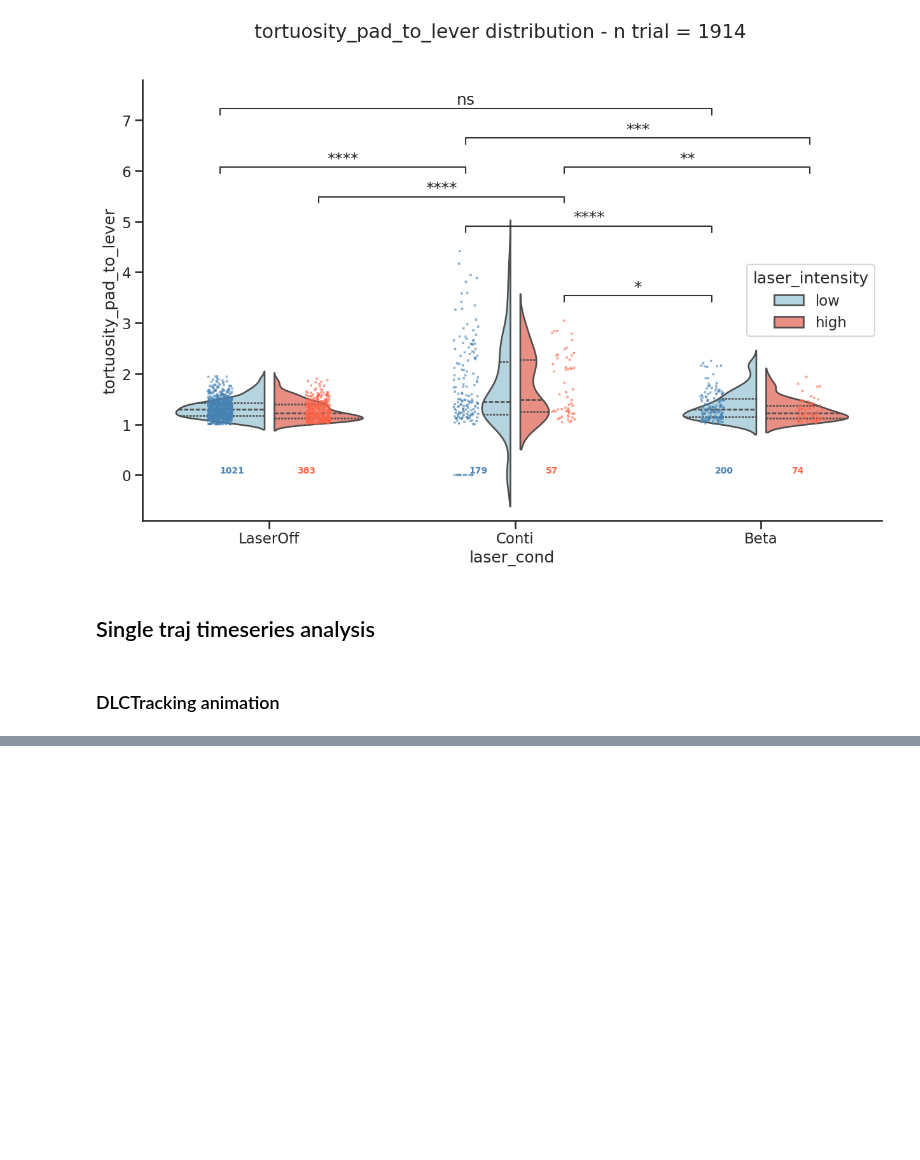
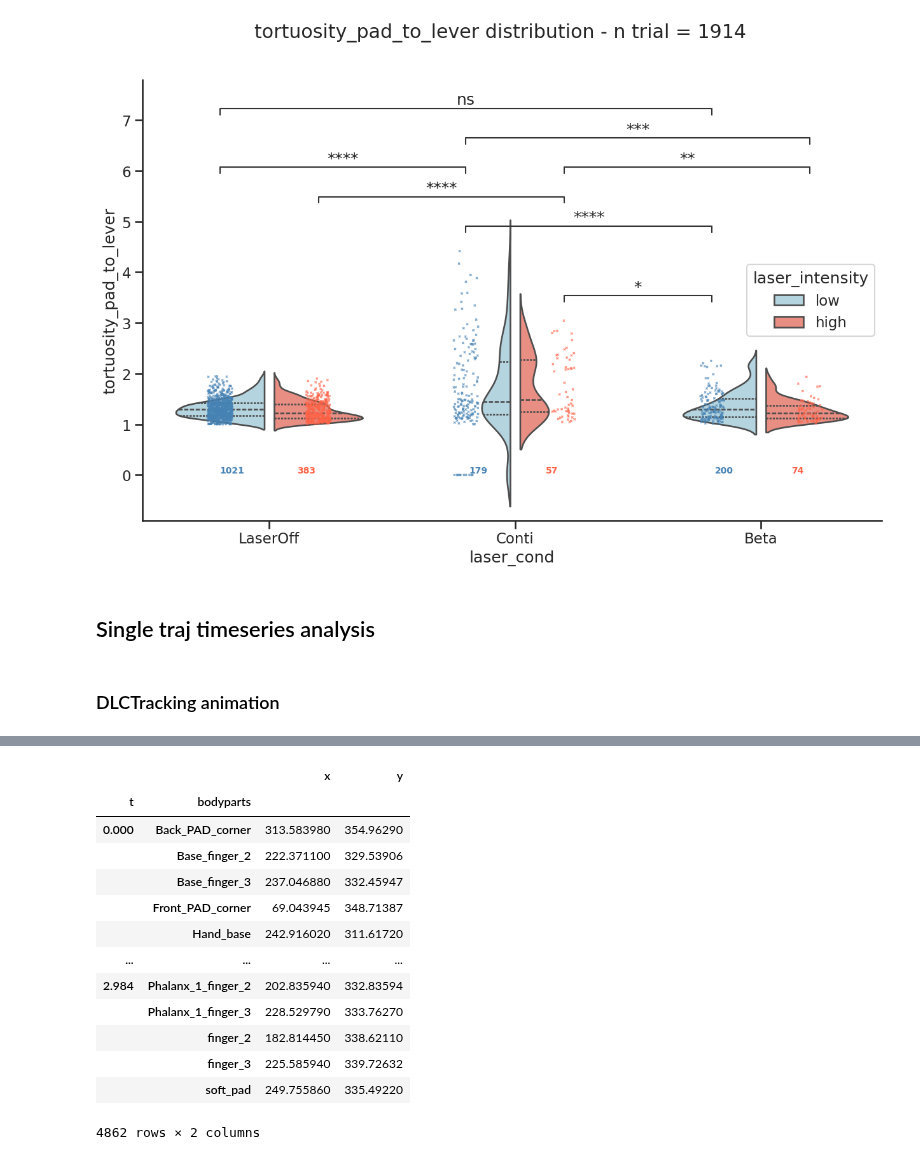
Before and after one commit to Poemiti/IMN_Kinematics, a Jupyter notebook: analysis.ipynb, the cells around one changed output, grey strips where cells are left out. Drawn from its saved outputs; the diff is of its cells as text; code cells hidden in the pictures; blank space fills up the shorter version.

```diff
--- a/analysis.ipynb
+++ b/analysis.ipynb
@@ -828,13 +869,36 @@ df_long
 # %%
 skeleton=[
-    ("wrist", "hand"),
-    ("hand", "soft_pad"),
-    ("hand", "finger_1"),
-    ("hand", "finger_2"),
-    ("hand", "finger_3"),
+    ("Hand_base", "Base_finger_2"),
+    ("Hand_base", "Base_finger_3"),
+    ("Hand_base", "soft_pad"),
+    ("Base_finger_2", "Phalanx_1_finger_2"),
+    ("Base_finger_3", "Phalanx_1_finger_3"),
+    ("Phalanx_1_finger_2", "finger_2"),
+    ("Phalanx_1_finger_3", "finger_3"),
+    ("Front_PAD_corner", "Back_PAD_corner"),
+    ("Lever_base", "Lever_corner"),
+]
+bodyparts_to_use = [
+    "Hand_base",
+    "Base_finger_2",
+    "Base_finger_3",
+    "Phalanx_1_finger_2",
+    "Phalanx_1_finger_3",
+    "finger_1",
+    "finger_2",
+    "finger_3",
+    "soft_pad",
+    "Front_PAD_corner",
+    "Back_PAD_corner",
+    "Lever_ball",
+    "Lever_base",
+    "Lever_corner",
 ]
 times = sorted(df_long["t"].unique())
-parts = sorted(df_long["bodyparts"].unique())
+parts = sorted(bodyparts_to_use)
+df_long = df_long[df_long["bodyparts"] != "wrist"]
+df_long = df_long[df_long["bodyparts"] != "hand"]
+df_long = df_long[df_long["bodyparts"] != "finger_1"]
 
 # Pivot once for fast lookup: one row per (t, bodypart)
 coords = df_long.set_index(["t", "bodyparts"])[["x", "y"]]
@@ -841,3 +915,25 @@ coords = df_long.set_index(["t", "bodyparts"])[["x", "y"]]
+# %%
+times = sorted(df_long["t"].unique())
+parts = sorted(df_long["bodyparts"].unique())
+
+# Pivot once for fast lookup: one row per (t, bodypart)
+coords = df_long.set_index(["t", "bodyparts"])[["x", "y"]]
+coords
+# %% [output]
+|  |  | x | y |
+| t | bodyparts |  |  |
+| 0.000 | Back_PAD_corner | 313.583980 | 354.96290 |
+|  | Base_finger_2 | 222.371100 | 329.53906 |
+|  | Base_finger_3 | 237.046880 | 332.45947 |
+|  | Front_PAD_corner | 69.043945 | 348.71387 |
+|  | Hand_base | 242.916020 | 311.61720 |
+| ... | ... | ... | ... |
+| 2.984 | Phalanx_1_finger_2 | 202.835940 | 332.83594 |
+|  | Phalanx_1_finger_3 | 228.529790 | 333.76270 |
+|  | finger_2 | 182.814450 | 338.62110 |
+|  | finger_3 | 225.585940 | 339.72632 |
+|  | soft_pad | 249.755860 | 335.49220 |
+4862 rows × 2 columns
 # %%
 import plotly.graph_objects as go
 
```
Also changed, not shown: parts of 7 cells of this notebook, 1 other file.
